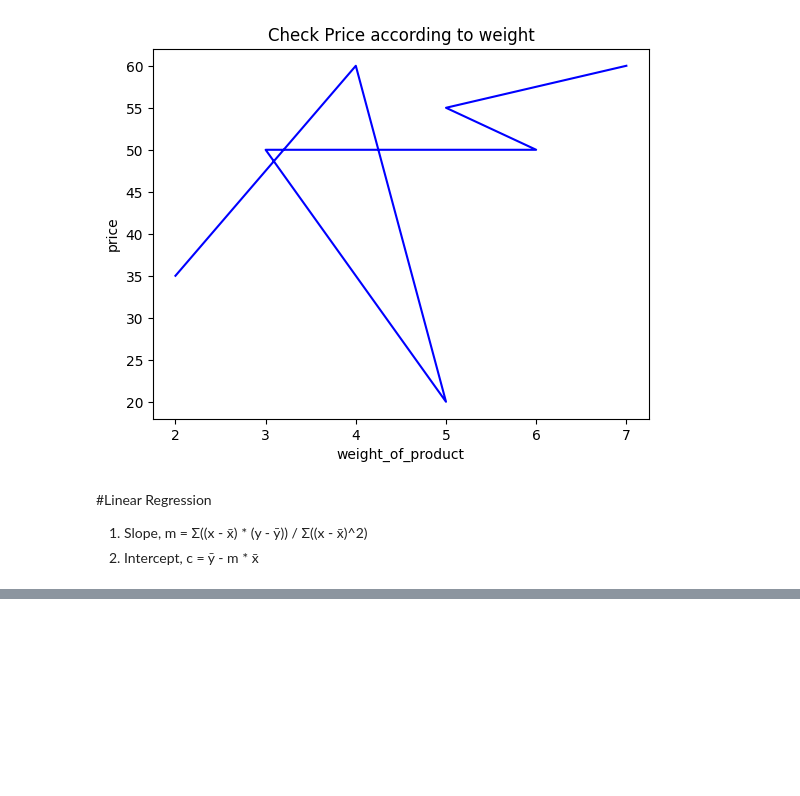
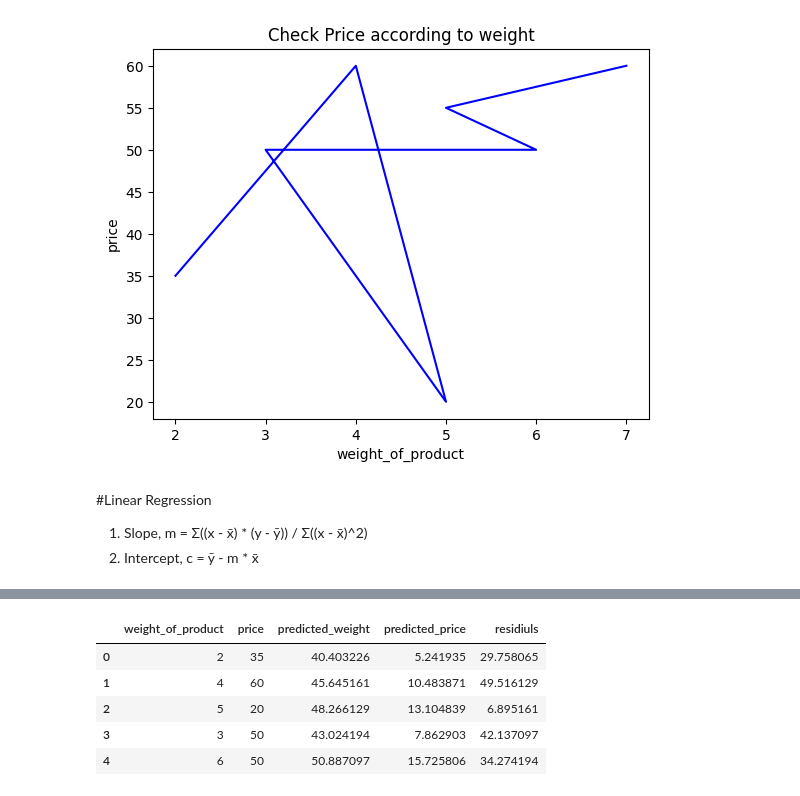
Before and after one commit to sadikasharmin/Data-Science-with-Python, a Jupyter notebook: linear Regression/assignment-4.ipynb, the cells around one changed output, grey strips where cells are left out. Cells and saved outputs as stored; diff of their text form; code cells hidden in the pictures; blank space fills up the shorter version.

```diff
--- a/linear Regression/assignment-4.ipynb
+++ b/linear Regression/assignment-4.ipynb
@@ -117,0 +155,10 @@ y_dev = y - x_bar
+# %%
+df['residiuls'] = df['price'] - df['predicted_price']
+df.head()
+# %% [output]
+|  | weight_of_product | price | predicted_weight | predicted_price | residiuls |
+| 0 | 2 | 35 | 40.403226 | 5.241935 | 29.758065 |
+| 1 | 4 | 60 | 45.645161 | 10.483871 | 49.516129 |
+| 2 | 5 | 20 | 48.266129 | 13.104839 | 6.895161 |
+| 3 | 3 | 50 | 43.024194 | 7.862903 | 42.137097 |
+| 4 | 6 | 50 | 50.887097 | 15.725806 | 34.274194 |
```
Also changed, not shown: parts of 13 cells of this notebook.
